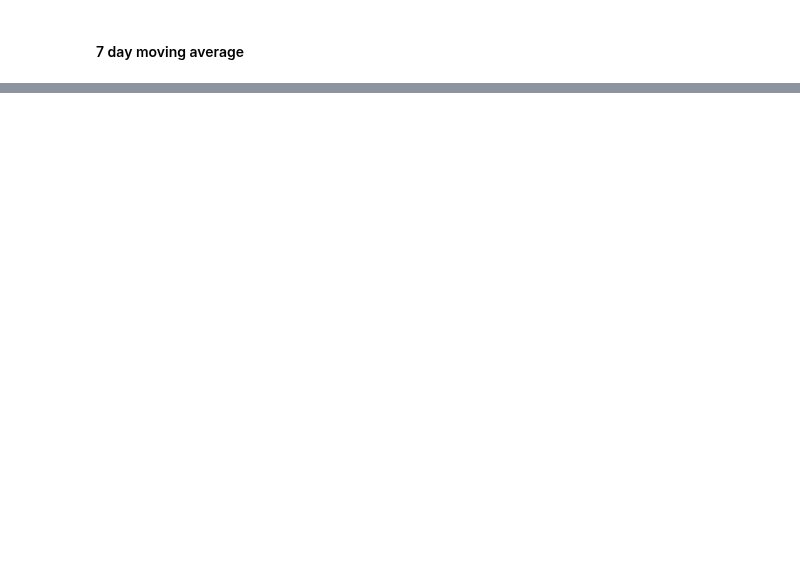
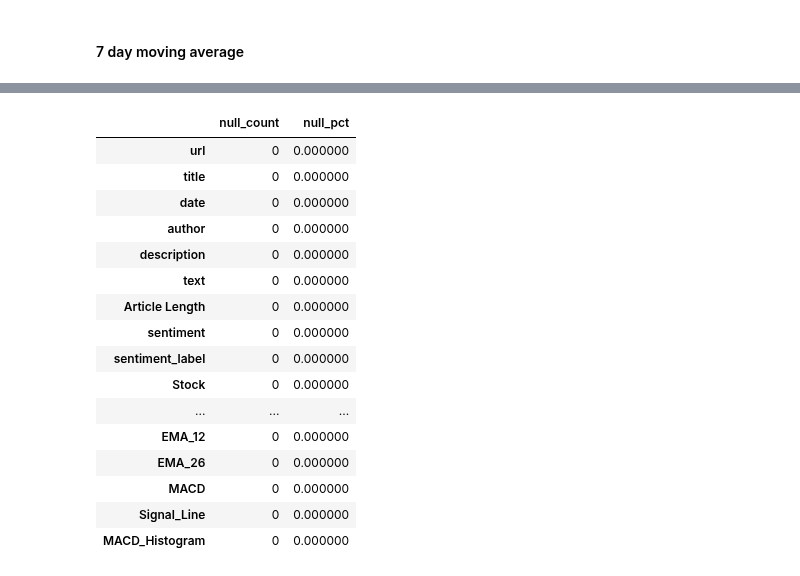
Before and after one commit to EthanFalcao/Sentiment-Analysis-in-Financial-Markets, a Jupyter notebook: 7. feature_engineer.ipynb, the cells around one changed output, grey strips where cells are left out. Saved outputs shown, nothing was run; the diff lists cells and outputs as text; code cells hidden in the pictures; blank space fills up the shorter version.

```diff
--- a/7. feature_engineer.ipynb
+++ b/7. feature_engineer.ipynb
@@ -98,2 +123,38 @@ Index(['url', 'title', 'date', 'author', 'description', 'text',
       dtype='object')
+# %%
+def nulls_summary_table(df):
+    """
+    Returns a summary table showing null value counts and percentage
+
+    Parameters:
+    df (DataFrame): Dataframe to check
+
+    Returns:
+
+    null_values (DataFrame)
+    """
+    null_values = pd.DataFrame(df.isnull().sum())
+    null_values[1] = null_values[0]/len(df)
+    null_values.columns = ['null_count','null_pct']
+    return null_values
+
+nulls_summary_table(df)
+# %% [output]
+|  | null_count | null_pct |
+| url | 0 | 0.000000 |
+| title | 0 | 0.000000 |
+| date | 0 | 0.000000 |
+| author | 0 | 0.000000 |
+| description | 0 | 0.000000 |
+| text | 0 | 0.000000 |
+| Article Length | 0 | 0.000000 |
+| sentiment | 0 | 0.000000 |
+| sentiment_label | 0 | 0.000000 |
+| Stock | 0 | 0.000000 |
+| ... | ... | ... |
+| EMA_12 | 0 | 0.000000 |
+| EMA_26 | 0 | 0.000000 |
+| MACD | 0 | 0.000000 |
+| Signal_Line | 0 | 0.000000 |
+| MACD_Histogram | 0 | 0.000000 |
 # %%
```
Also changed, not shown: parts of 17 cells of this notebook, 6 other files.
